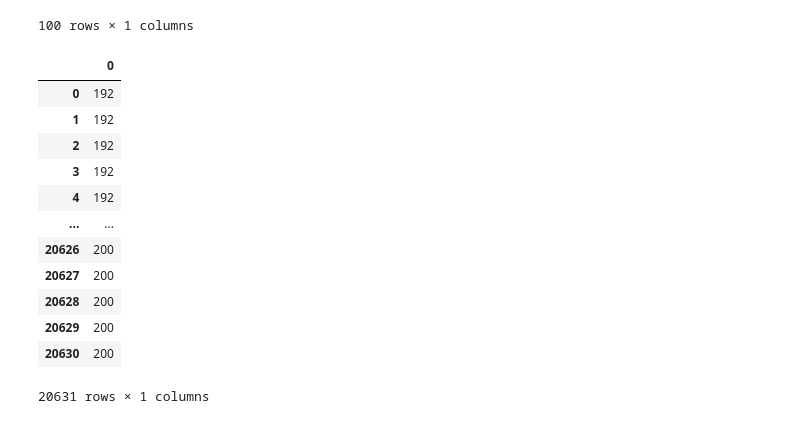
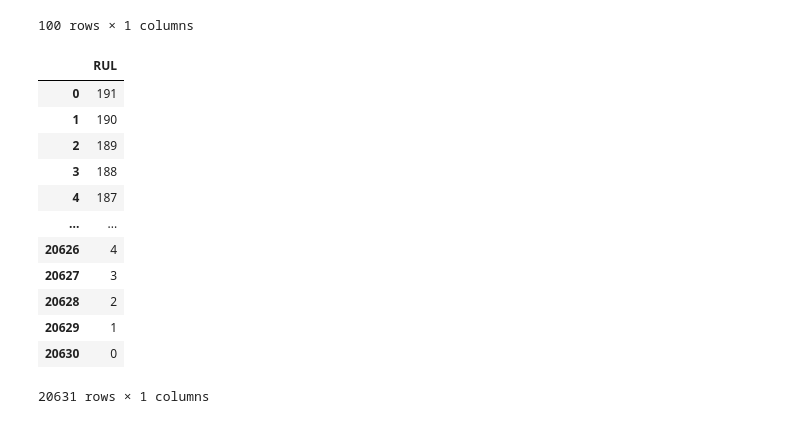
Before and after one commit to oscarguillen-ml/ML-Internship-Portfolio, a Jupyter notebook: 02-predictive-maintenance/predictive_maintenance.ipynb, the cells around one changed output. Drawn from its saved outputs; the diff is of its cells as text; code cells hidden in the pictures.

```diff
--- a/02-predictive-maintenance/predictive_maintenance.ipynb
+++ b/02-predictive-maintenance/predictive_maintenance.ipynb
@@ -74,4 +74,4 @@ s_20              1.807464e-01
 s_21              1.082509e-01
 dtype: float64
 # %%
-train_FD001.drop(columns=['setting_3', 's_1', 's_5', 's_10', 's_16', 's_18', 's_19'])
+train_FD001=train_FD001.drop(columns=['setting_3', 's_1', 's_5', 's_10', 's_16', 's_18', 's_19'])
@@ -112,22 +98,25 @@ RUL_test_FD001
 # %%
 RUL_test_FD001_2=[]
 
 for i in range(1,len(RUL_test_FD001)+1):
     for j in range(0,RUL_test_FD001['count'][i]):
-        RUL_test_FD001_2.append(RUL_test_FD001['count'][i])
+        RUL_test_FD001_2.append(RUL_test_FD001['count'][i]-j-1)
 
-pd.DataFrame(RUL_test_FD001_2)
+RUL_test_FD001_2=pd.DataFrame(RUL_test_FD001_2)
+RUL_test_FD001_2.columns=['RUL']
+
+RUL_test_FD001_2
 # %% [output]
-|  | 0 |
-| 0 | 192 |
-| 1 | 192 |
-| 2 | 192 |
-| 3 | 192 |
-| 4 | 192 |
+|  | RUL |
+| 0 | 191 |
+| 1 | 190 |
+| 2 | 189 |
+| 3 | 188 |
+| 4 | 187 |
 | ... | ... |
-| 20626 | 200 |
-| 20627 | 200 |
-| 20628 | 200 |
-| 20629 | 200 |
-| 20630 | 200 |
+| 20626 | 4 |
+| 20627 | 3 |
+| 20628 | 2 |
+| 20629 | 1 |
+| 20630 | 0 |
 20631 rows × 1 columns
```
Also changed, not shown: parts of 9 cells of this notebook, 1 other file.
